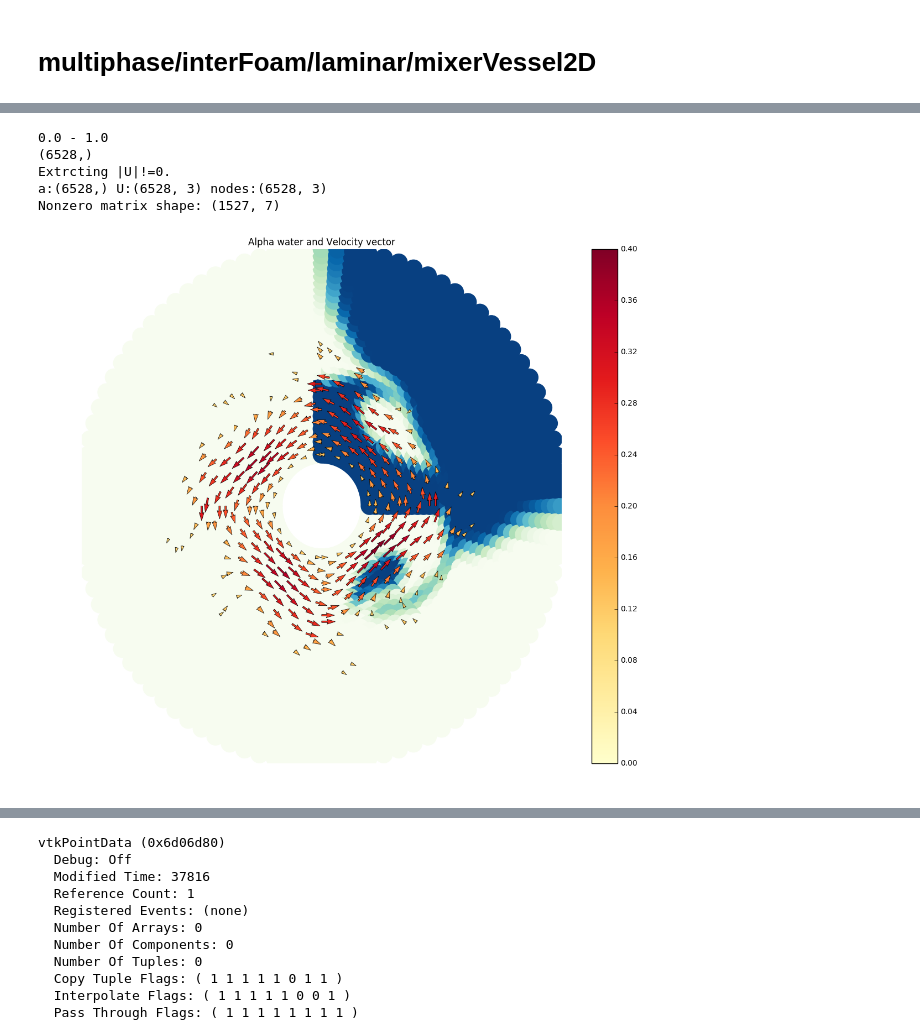
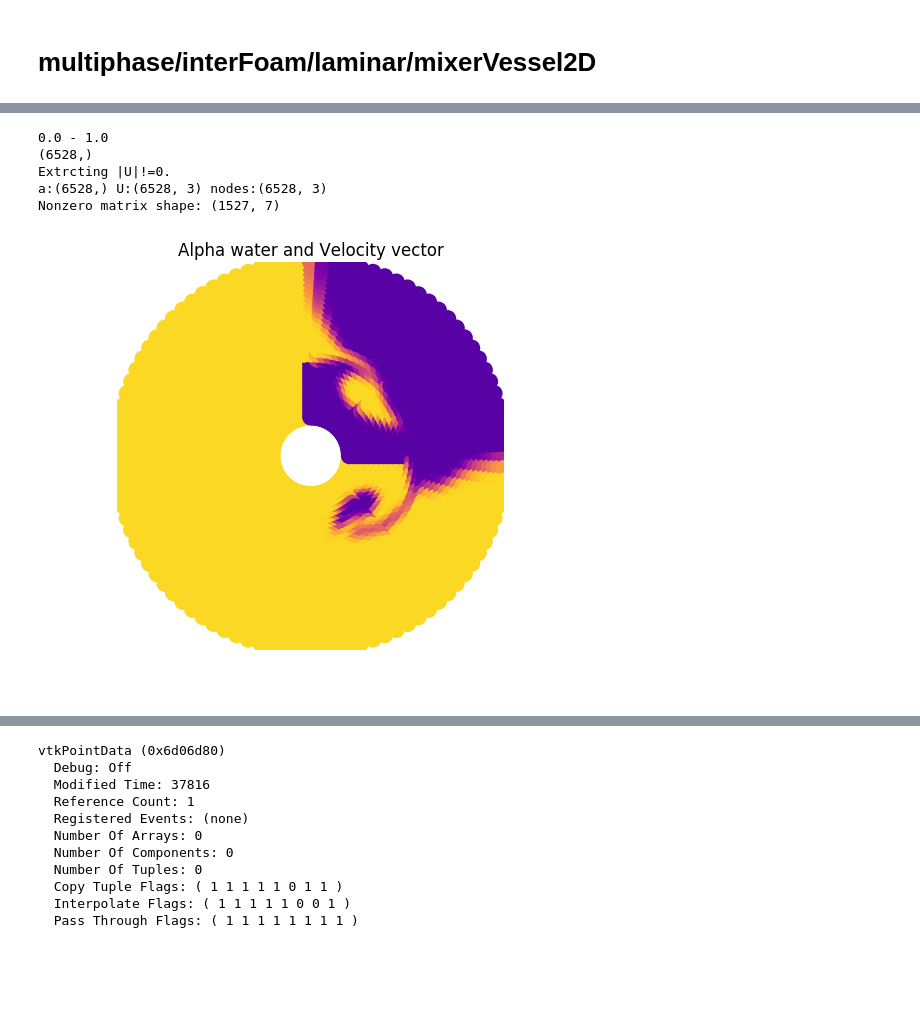
Before and after one commit to pyotr777/openfoam_samples, a Jupyter notebook: interFoam/laminar/mixer_visualisation_notebook.ipynb, the cells around one changed output, grey strips where cells are left out. Saved outputs shown, nothing was run; the diff lists cells and outputs as text; code cells hidden in the pictures; blank space fills up the shorter version.

Commit message:
Updated notebook for mixerVessel2D sample. Use custom colour map. Reduced figure size.

```diff
--- a/interFoam/laminar/mixer_visualisation_notebook.ipynb
+++ b/interFoam/laminar/mixer_visualisation_notebook.ipynb
@@ -132,10 +132,21 @@ def plotVector_combined(nodes, U, vmin, vmax, filename=""):
 
 # Plot 2D data on existing figure
 def plot2D_combined(nodes, a, vmin, vmax):
-    cmap = mpl.cm.seismic
-    color_map = plt.cm.get_cmap('GnBu')
+    cdict = {'red': [(0.0, 0.216,0.216),
+                     (0.5, 0.99, 0.99),
+                     (1.0, 0.5,  0.5)],
+
+         'green': [(0.0,  0.655, 0.655),
+                   (0.5,  0.99,   0.99),
+                   (1.0,  0.99,  0.99)],
+
+         'blue':  [(0.0,  0.99,  0.99),
+                   (0.5,  0.8,   0.8),
+                   (1.0,  0.788, 0.788)]}
+    mymap = mpl.colors.LinearSegmentedColormap("mymap",cdict)
+    color_map = plt.cm.get_cmap('plasma_r')
     sc = plt.scatter(nodes[:,0],nodes[:,1],
-                     s=550,
+                     s=150,
                      c = a,
                      cmap = color_map,
                      vmin = vmin,
@@ -150,37 +161,37 @@ vtk_data = getData(filename)
 nodes = getNodes(filename)
 p = vtk_to_numpy(vtk_data.GetArray(0))
 alpha = vtk_to_numpy(vtk_data.GetArray(1))
 p_rgh = vtk_to_numpy(vtk_data.GetArray(2))
 U = vtk_to_numpy(vtk_data.GetArray(3))
 a = alpha
 
 vmin = np.nanmin(a)
 vmax = np.nanmax(a)
 print "{} - {}".format(vmin,vmax)
 print a.shape
 
 nodes_half, a_half, U_half = extractFlatData(nodes, a, U)
 nodes_nonzero, a_nonzero, U_nonzero = extractNonzeroData(nodes, a, U)
 # Plot combined figure
-plt.figure(figsize=(14,12))
+plt.figure(figsize=(5,5))
 axes = plt.gca()
 plt.axis([-.1, .1, -.1, .1])
 plt.xlabel('X')
 plt.ylabel('Y')
 plt.axis('off')
 
 plt.title('Alpha water and Velocity vector')
-plot2D_combined(nodes_half, a_half, vmin, vmax)
-plotVector_combined(nodes_nonzero, U_nonzero, 0, 0.4)
+plot2D_combined(nodes_half, a_half, vmin-0.1, vmax+0.2)
+# plotVector_combined(nodes_nonzero, U_nonzero, 0, 0.4)
 
 plt.show()
 # %% [output]
 0.0 - 1.0
 (6528,)
 Extrcting |U|!=0.
 a:(6528,) U:(6528, 3) nodes:(6528, 3)
 Nonzero matrix shape: (1527, 7)
-[figure, old version]
+[figure, new version]
 # %%
 filename = "mixerVessel2D/VTK/mixerVessel2D_101.vtk"
 vtk_data = getData(filename)
```
Also changed, not shown: parts of 2 cells of this notebook.
